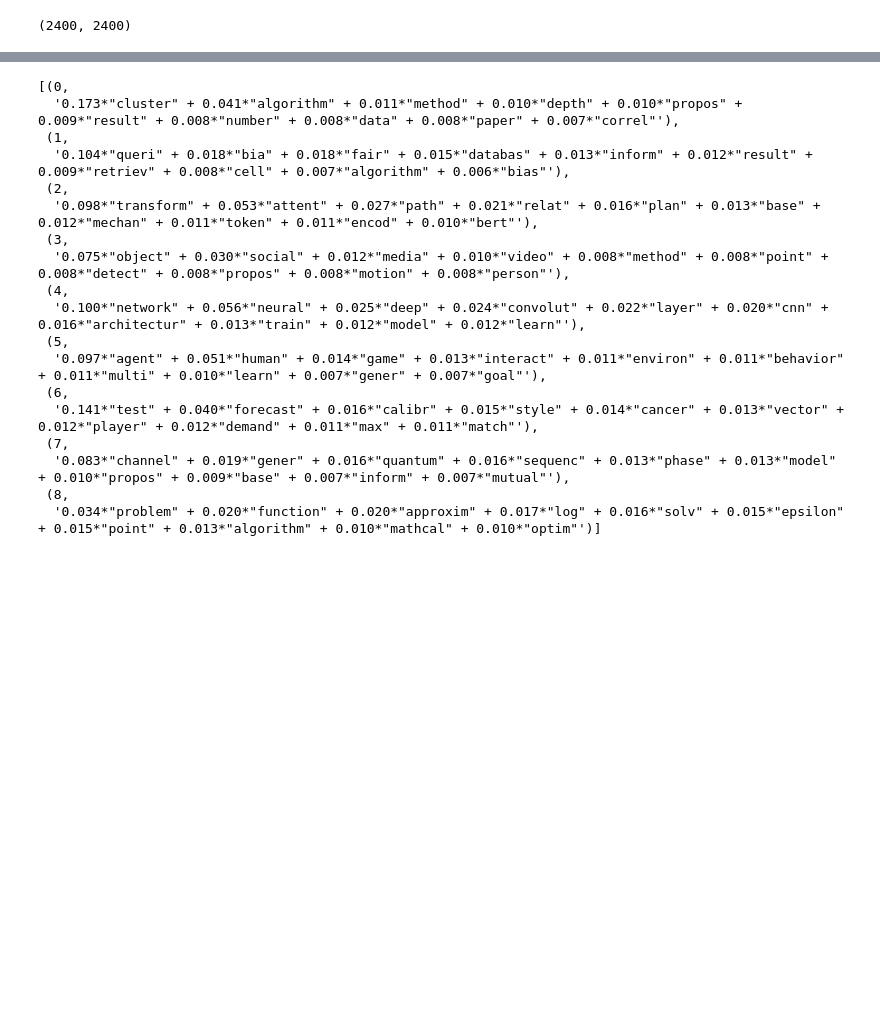
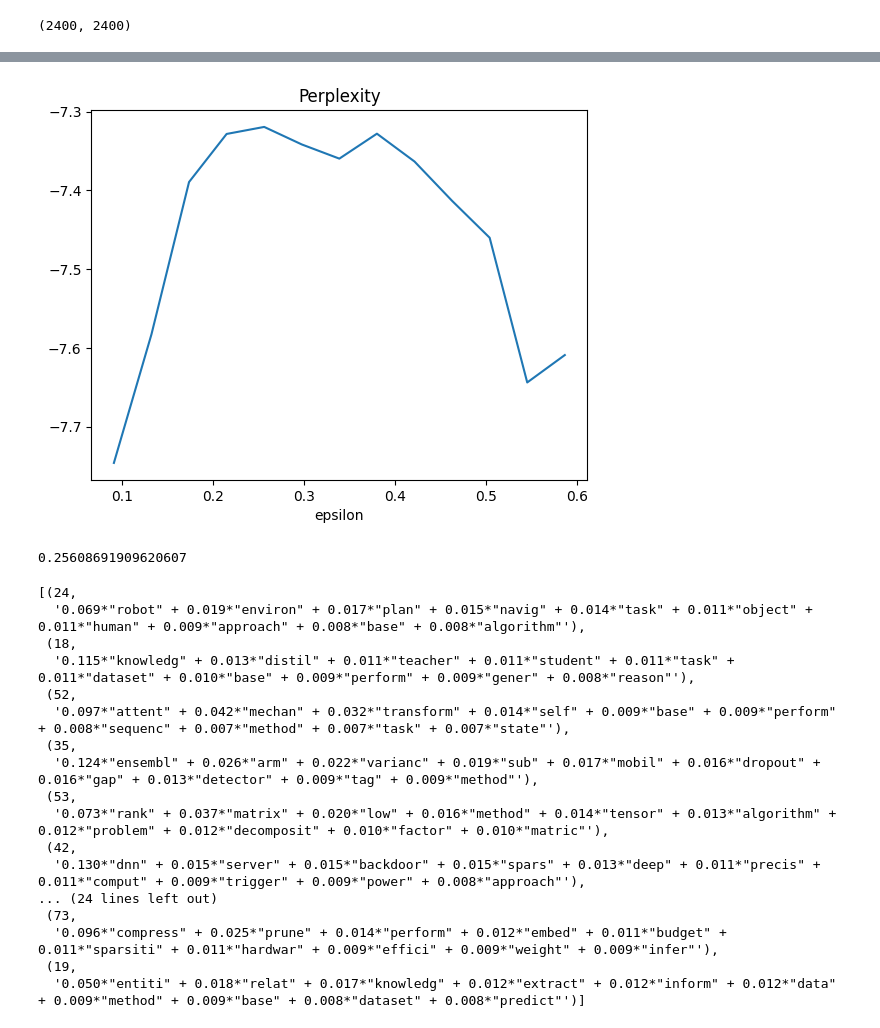
Before and after one commit to aot29/arxiv_exploratory, a Jupyter notebook: 11_research_LDA.ipynb, the cells around one changed output, grey strips where cells are left out. Saved outputs shown, nothing was run; the diff lists cells and outputs as text; code cells hidden in the pictures; blank space fills up the shorter version.

```diff
--- a/11_research_LDA.ipynb
+++ b/11_research_LDA.ipynb
@@ -181,23 +186,33 @@ plt.show()
+# %%
+plt.plot(eps, perplexity)
+plt.title("Perplexity")
+plt.xlabel("epsilon")
+plt.show()
+# %% [output]
+[figure, added]
+# %%
+eps[perplexity.index(max(perplexity))]
+# %% [output]
+0.25608691909620607
 # %%
-eps = 0.5035380364203321
+eps = 0.25608691909620607
 ensemble.recluster(eps=eps, min_samples=2, min_cores=2)
 ensemble.print_topics()
 # %% [output]
-[(0,
-  '0.173*"cluster" + 0.041*"algorithm" + 0.011*"method" + 0.010*"depth" + 0.010*"propos" + 0.009*"result" + 0.008*"number" + 0.008*"data" + 0.008*"paper" + 0.007*"correl"'),
- (1,
-  '0.104*"queri" + 0.018*"bia" + 0.018*"fair" + 0.015*"databas" + 0.013*"inform" + 0.012*"result" + 0.009*"retriev" + 0.008*"cell" + 0.007*"algorithm" + 0.006*"bias"'),
- (2,
-  '0.098*"transform" + 0.053*"attent" + 0.027*"path" + 0.021*"relat" + 0.016*"plan" + 0.013*"base" + 0.012*"mechan" + 0.011*"token" + 0.011*"encod" + 0.010*"bert"'),
- (3,
-  '0.075*"object" + 0.030*"social" + 0.012*"media" + 0.010*"video" + 0.008*"method" + 0.008*"point" + 0.008*"detect" + 0.008*"propos" + 0.008*"motion" + 0.008*"person"'),
- (4,
-  '0.100*"network" + 0.056*"neural" + 0.025*"deep" + 0.024*"convolut" + 0.022*"layer" + 0.020*"cnn" + 0.016*"architectur" + 0.013*"train" + 0.012*"model" + 0.012*"learn"'),
- (5,
-  '0.097*"agent" + 0.051*"human" + 0.014*"game" + 0.013*"interact" + 0.011*"environ" + 0.011*"behavior" + 0.011*"multi" + 0.010*"learn" + 0.007*"gener" + 0.007*"goal"'),
- (6,
-  '0.141*"test" + 0.040*"forecast" + 0.016*"calibr" + 0.015*"style" + 0.014*"cancer" + 0.013*"vector" + 0.012*"player" + 0.012*"demand" + 0.011*"max" + 0.011*"match"'),
- (7,
-  '0.083*"channel" + 0.019*"gener" + 0.016*"quantum" + 0.016*"sequenc" + 0.013*"phase" + 0.013*"model" + 0.010*"propos" + 0.009*"base" + 0.007*"inform" + 0.007*"mutual"'),
- (8,
-  '0.034*"problem" + 0.020*"function" + 0.020*"approxim" + 0.017*"log" + 0.016*"solv" + 0.015*"epsilon" + 0.015*"point" + 0.013*"algorithm" + 0.010*"mathcal" + 0.010*"optim"')]
+[(24,
+  '0.069*"robot" + 0.019*"environ" + 0.017*"plan" + 0.015*"navig" + 0.014*"task" + 0.011*"object" + 0.011*"human" + 0.009*"approach" + 0.008*"base" + 0.008*"algorithm"'),
+ (18,
+  '0.115*"knowledg" + 0.013*"distil" + 0.011*"teacher" + 0.011*"student" + 0.011*"task" + 0.011*"dataset" + 0.010*"base" + 0.009*"perform" + 0.009*"gener" + 0.008*"reason"'),
+ (52,
+  '0.097*"attent" + 0.042*"mechan" + 0.032*"transform" + 0.014*"self" + 0.009*"base" + 0.009*"perform" + 0.008*"sequenc" + 0.007*"method" + 0.007*"task" + 0.007*"state"'),
+ (35,
+  '0.124*"ensembl" + 0.026*"arm" + 0.022*"varianc" + 0.019*"sub" + 0.017*"mobil" + 0.016*"dropout" + 0.016*"gap" + 0.013*"detector" + 0.009*"tag" + 0.009*"method"'),
+ (53,
+  '0.073*"rank" + 0.037*"matrix" + 0.020*"low" + 0.016*"method" + 0.014*"tensor" + 0.013*"algorithm" + 0.012*"problem" + 0.012*"decomposit" + 0.010*"factor" + 0.010*"matric"'),
+ (42,
+  '0.130*"dnn" + 0.015*"server" + 0.015*"backdoor" + 0.015*"spars" + 0.013*"deep" + 0.011*"precis" + 0.011*"comput" + 0.009*"trigger" + 0.009*"power" + 0.008*"approach"'),
+... (24 lines left out)
+ (73,
+  '0.096*"compress" + 0.025*"prune" + 0.014*"perform" + 0.012*"embed" + 0.011*"budget" + 0.011*"sparsiti" + 0.011*"hardwar" + 0.009*"effici" + 0.009*"weight" + 0.009*"infer"'),
+ (19,
+  '0.050*"entiti" + 0.018*"relat" + 0.017*"knowledg" + 0.012*"extract" + 0.012*"inform" + 0.012*"data" + 0.009*"method" + 0.009*"base" + 0.008*"dataset" + 0.008*"predict"')]
```
Also changed, not shown: parts of 12 cells of this notebook.
